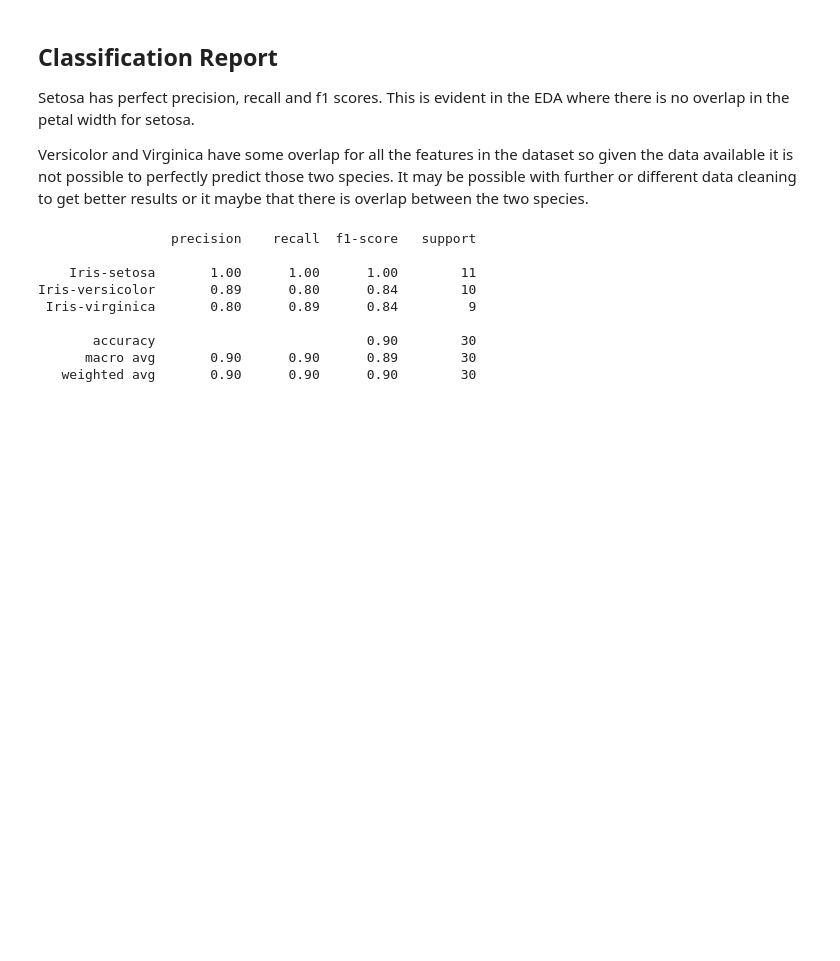
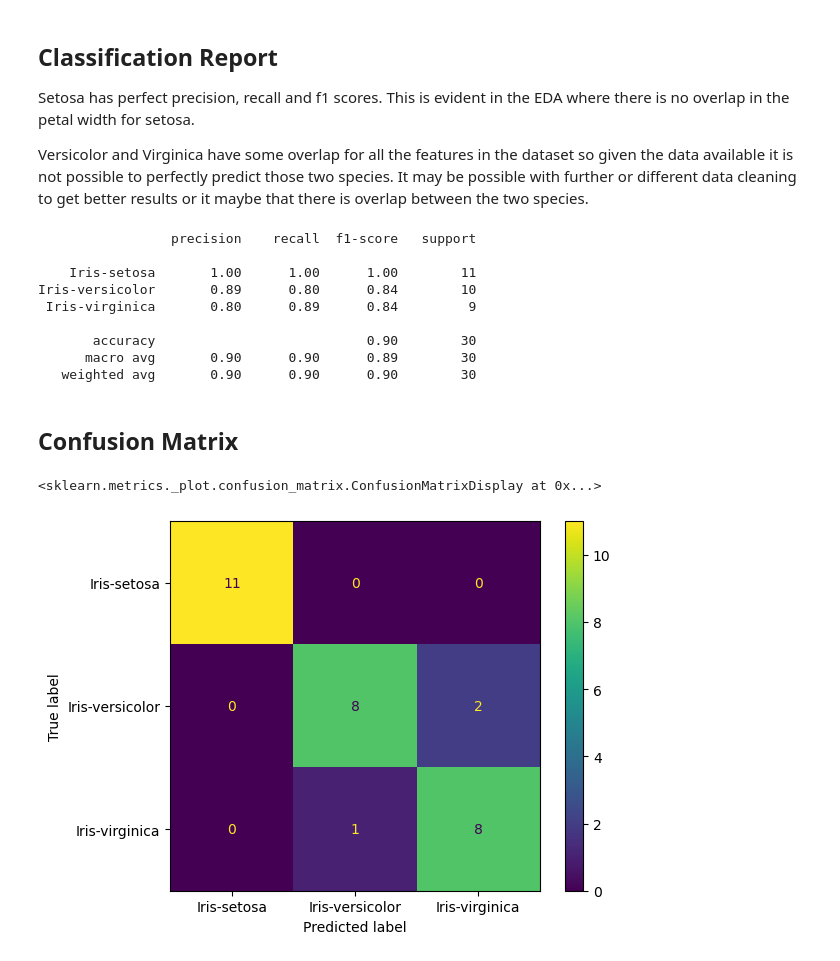
Before and after one commit to dataville/iris_dataset, a Jupyter notebook: decision_tree.ipynb, the cells around one changed output. Cells and saved outputs as stored; diff of their text form; code cells hidden in the pictures; blank space fills up the shorter version.

Commit message:
added the confusion matrix

```diff
--- a/decision_tree.ipynb
+++ b/decision_tree.ipynb
@@ -192,3 +194,12 @@ Iris-versicolor       0.89      0.80      0.84        10
        accuracy                           0.90        30
       macro avg       0.90      0.90      0.89        30
    weighted avg       0.90      0.90      0.90        30
+# %% [markdown]
+## Confusion Matrix
+# %%
+cm = confusion_matrix(y_test, predictions)
+cmd = ConfusionMatrixDisplay(cm, display_labels=iris_df[target_clf_column].unique());
+cmd.plot();
+# %% [output]
+<sklearn.metrics._plot.confusion_matrix.ConfusionMatrixDisplay at 0x...>
+[figure, added]
```
Also changed, not shown: parts of 2 cells of this notebook.
